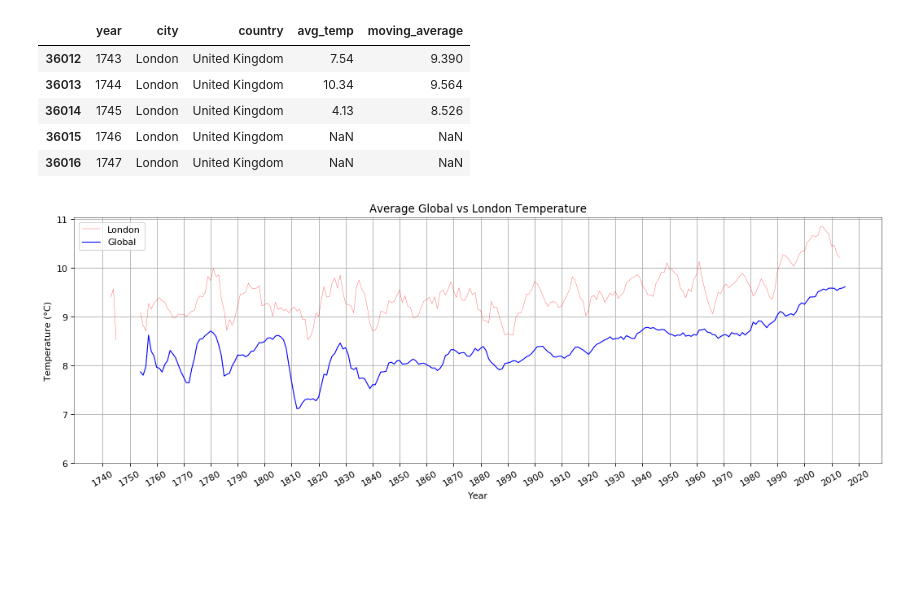
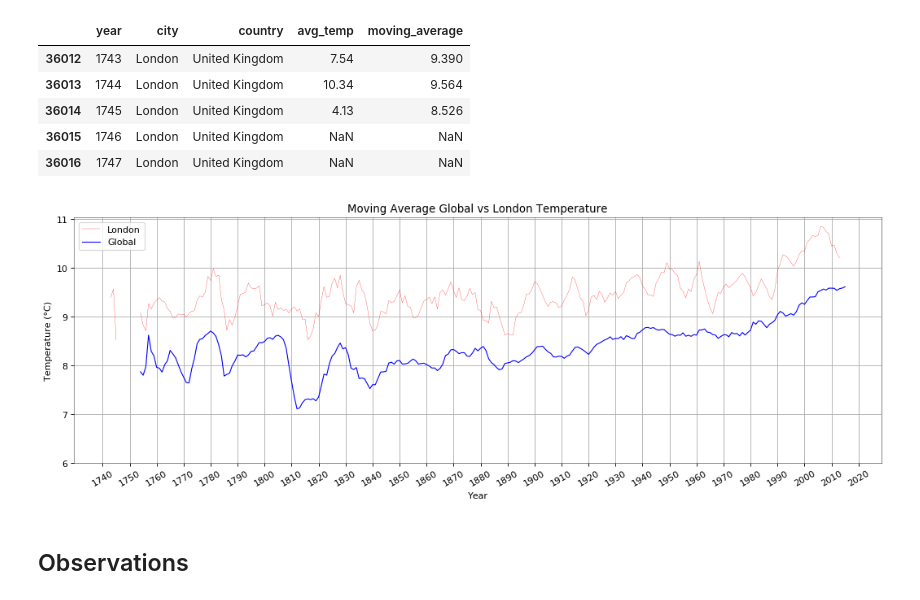
Before and after one commit to salcekosma/DAND, a Jupyter notebook: Explore Weather Trends/Project 1 - Exploring Weather Trends.ipynb, the cells around one changed output. Cells and saved outputs as stored; diff of their text form; code cells hidden in the pictures; blank space fills up the shorter version.

Commit message:
Added Observations at the end of the document

```diff
--- a/Explore Weather Trends/Project 1 - Exploring Weather Trends.ipynb
+++ b/Explore Weather Trends/Project 1 - Exploring Weather Trends.ipynb
@@ -134,26 +134,28 @@ my_city.head()
 # %%
 #Draw plot
 plt.figure(figsize=(16,5), dpi= 80)
 a = plt.plot( 'year', 'moving_average', data=my_city, marker='', color='red', linewidth=0.25, label='London')
 b = plt.plot( 'year', 'moving_average', data=global_temp, marker='', color='blue', linewidth=1, label='Global')
 
 #Improve plotting area
-plt.title('Average Global vs London Temperature')
+plt.title('Moving Average Global vs London Temperature')
 plt.ylabel('Temperature (°C)')
 plt.xlabel('Year')
 
 plt.yticks(np.arange(6, 12, step=1))
 plt.xticks(np.arange(1740, 2025, step=10), rotation=30)
 pylab.legend()
 plt.grid(True)
 
 
 
 #Improve borders
 plt.gca().spines["top"].set_alpha(0.5)
 plt.gca().spines["bottom"].set_alpha(0.5)
 plt.gca().spines["right"].set_alpha(0.5)
 plt.gca().spines["left"].set_alpha(0.5)
 plt.show()
 # %% [output]
-[figure, old version]
+[figure, new version]
+# %% [markdown]
+## Observations
```
Also changed, not shown: parts of 1 cell of this notebook.
